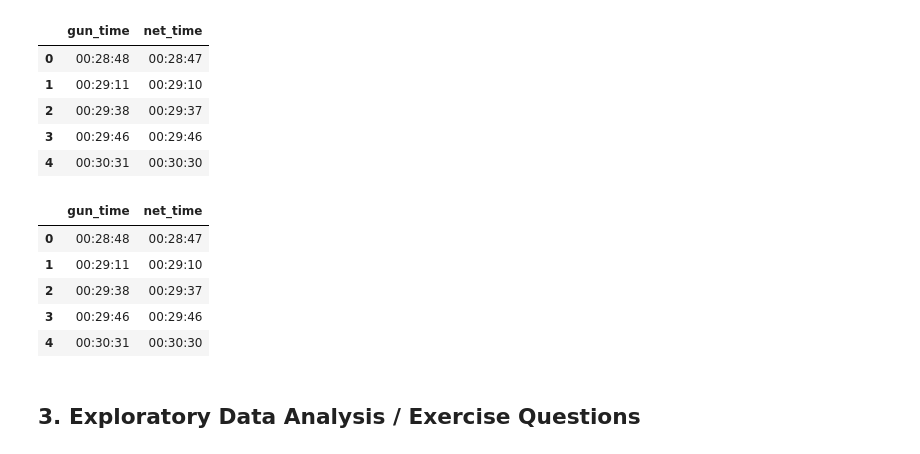
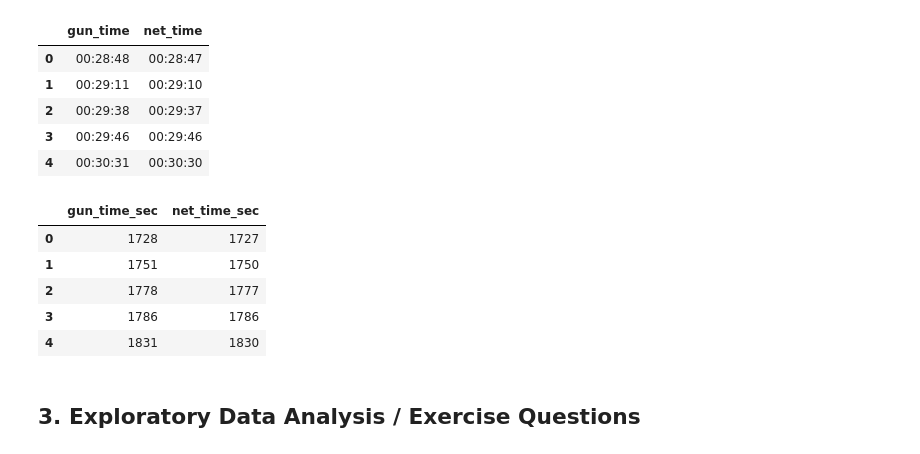
Before and after one commit to linjoshua882/marathon-data-eda, a Jupyter notebook: code.ipynb, the cells around one changed output. Drawn from its saved outputs; the diff is of its cells as text; code cells hidden in the pictures.

```diff
--- a/code.ipynb
+++ b/code.ipynb
@@ -386,16 +386,16 @@ df_m[['gun_time','net_time']].head()
 # %%
 df_m['gun_time_sec'] = df_m['gun_time'].apply(seconds_conversion_HMS)
 df_m['net_time_sec'] = df_m['net_time'].apply(seconds_conversion_HMS)
 
 # After
-df_m[['gun_time','net_time']].head()
+df_m[['gun_time_sec','net_time_sec']].head()
 # %% [output]
-|  | gun_time | net_time |
-| 0 | 00:28:48 | 00:28:47 |
-| 1 | 00:29:11 | 00:29:10 |
-| 2 | 00:29:38 | 00:29:37 |
-| 3 | 00:29:46 | 00:29:46 |
-| 4 | 00:30:31 | 00:30:30 |
+|  | gun_time_sec | net_time_sec |
+| 0 | 1728 | 1727 |
+| 1 | 1751 | 1750 |
+| 2 | 1778 | 1777 |
+| 3 | 1786 | 1786 |
+| 4 | 1831 | 1830 |
 # %%
 # Create cleaned DataFrame to perform exploratory analysis
 df = df_m[['place','div','name','gun_time_sec','net_time_sec','is_male']].copy()
```
Also changed, not shown: parts of 9 cells of this notebook.
